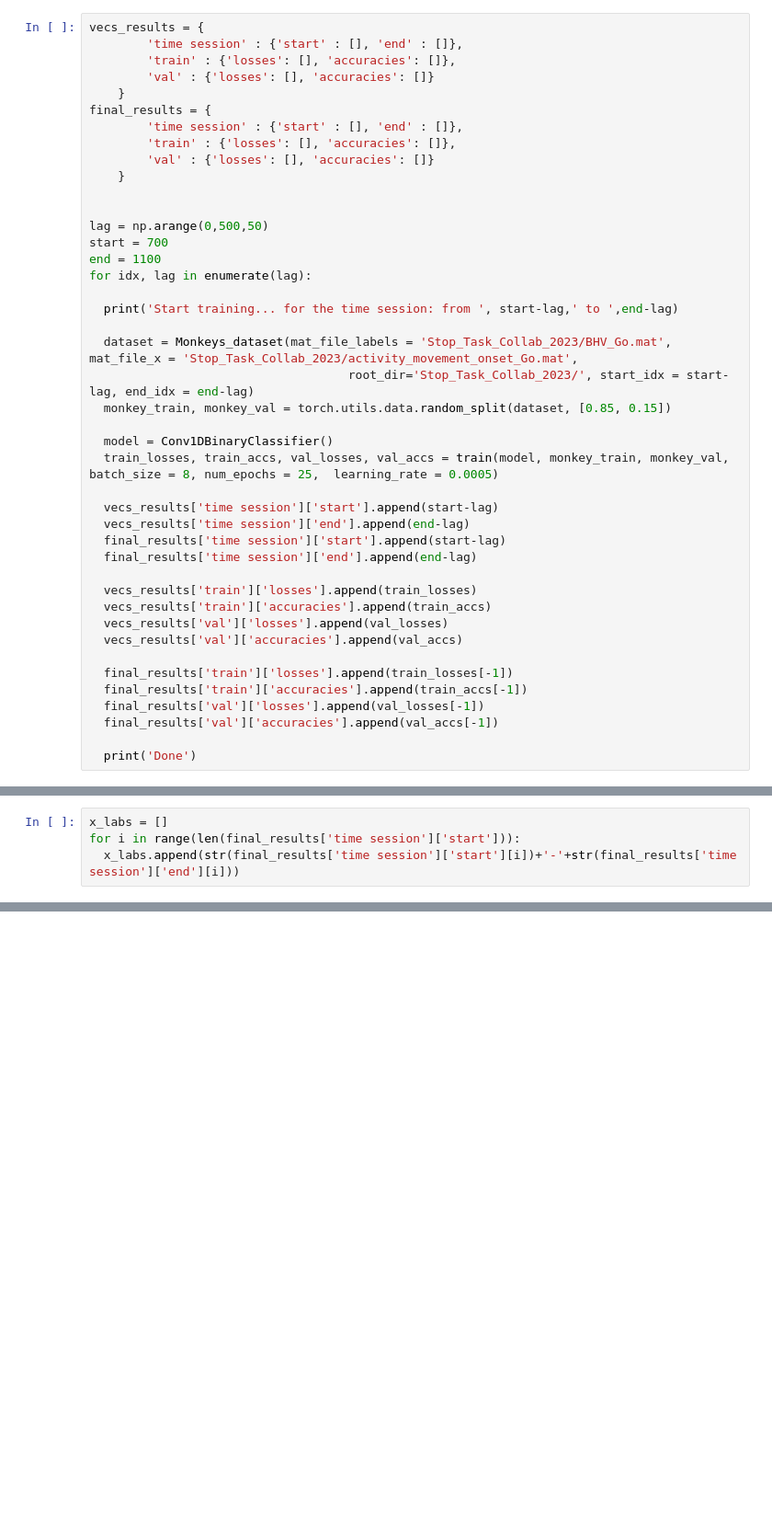
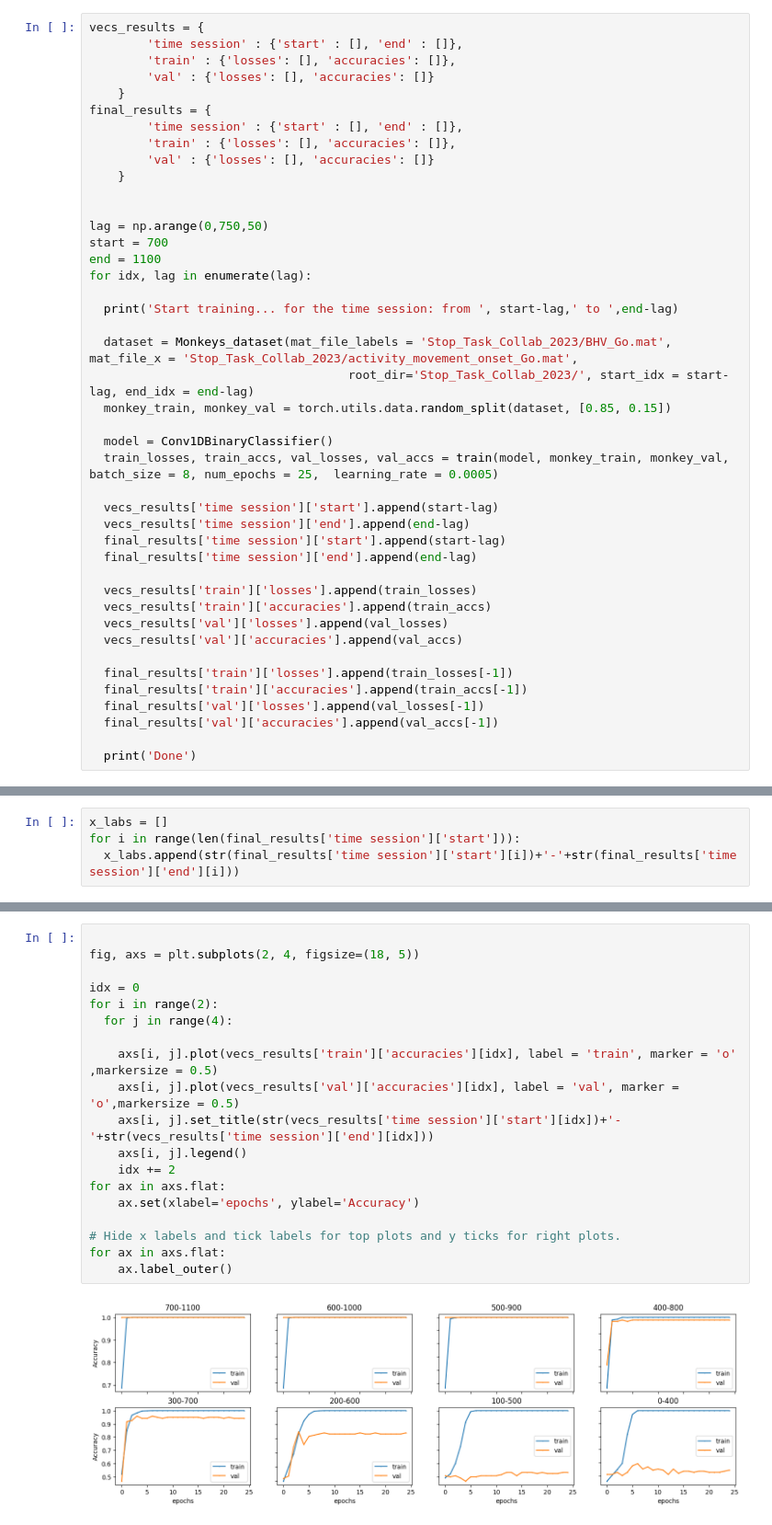
Before and after one commit to benedettacandelori/Monkeys_go_stop_trials, a Jupyter notebook: Monkeys_earlier_predictions_move_onset.ipynb, the cells around one changed output, grey strips where cells are left out. Shown at 92% size. Drawn from its saved outputs; the diff is of its cells as text; blank space fills up the shorter version.

```diff
--- a/Monkeys_earlier_predictions_move_onset.ipynb
+++ b/Monkeys_earlier_predictions_move_onset.ipynb
@@ -196,7 +196,7 @@ final_results = {
     }
 
 
-lag = np.arange(0,500,50)
+lag = np.arange(0,750,50)
 start = 700
 end = 1100
 for idx, lag in enumerate(lag):
@@ -281,0 +293,21 @@ plt.show()
+# %%
+
+fig, axs = plt.subplots(2, 4, figsize=(18, 5))
+
+idx = 0
+for i in range(2):
+  for j in range(4):
+
+    axs[i, j].plot(vecs_results['train']['accuracies'][idx], label = 'train', marker = 'o' ,markersize = 0.5)
+    axs[i, j].plot(vecs_results['val']['accuracies'][idx], label = 'val', marker = 'o',markersize = 0.5)
+    axs[i, j].set_title(str(vecs_results['time session']['start'][idx])+'-'+str(vecs_results['time session']['end'][idx]))
+    axs[i, j].legend()
+    idx += 2
+for ax in axs.flat:
+    ax.set(xlabel='epochs', ylabel='Accuracy')
+
+# Hide x labels and tick labels for top plots and y ticks for right plots.
+for ax in axs.flat:
+    ax.label_outer()
+# %% [output]
+[figure, added]
```
Also changed, not shown: parts of 6 cells of this notebook.
